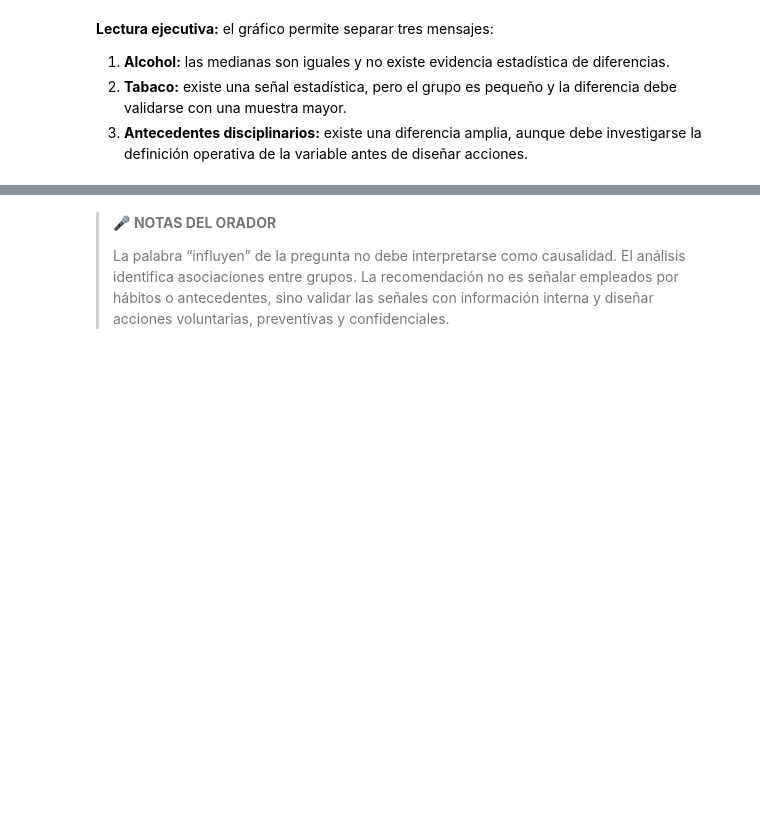
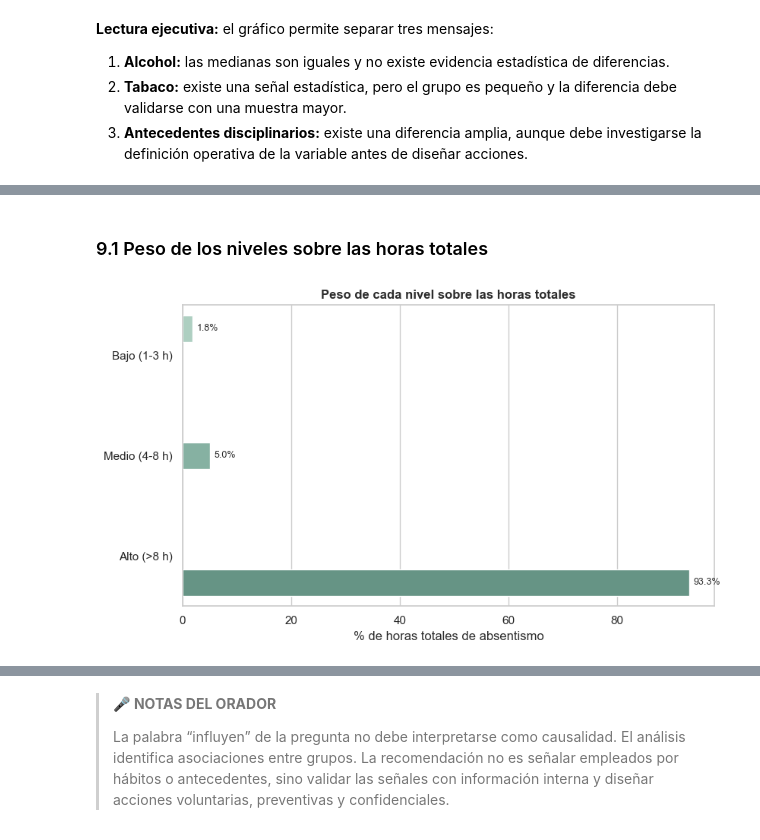
Before and after one commit to ITACADEMYprojectes/ProjecteData, a Jupyter notebook: Equip_31/Scripts/Notebooks/analisis_absentismo_Fede_08062026.ipynb, the cells around one changed output, grey strips where cells are left out. Cells and saved outputs as stored; diff of their text form; code cells hidden in the pictures; blank space fills up the shorter version.

```diff
--- a/Equip_31/Scripts/Notebooks/analisis_absentismo_Fede_08062026.ipynb
+++ b/Equip_31/Scripts/Notebooks/analisis_absentismo_Fede_08062026.ipynb
@@ -759,0 +834,28 @@ plt.show()
+# %% [markdown]
+### 9.1 Peso de los niveles sobre las horas totales
+# %%
+fig, ax = plt.subplots(figsize=(8.5, 5))
+fig.patch.set_alpha(0)
+ax.set_facecolor('none')
+
+datos_peso = resumen_niveles.reset_index()
+sns.barplot(
+    data=datos_peso,
+    y='nivel_absentismo',
+    x='pct_horas_totales',
+    hue='nivel_absentismo',
+    palette=[COLOR_VERDE_CLARO, COLOR_VERDE_PRINCIPAL, COLOR_VERDE_OSCURO],
+    legend=False,
+    ax=ax
+)
+ax.set_title('Peso de cada nivel sobre las horas totales', fontweight='bold')
+ax.set_xlabel('% de horas totales de absentismo')
+ax.set_ylabel('')
+for container in ax.containers:
+    ax.bar_label(container, fmt='%.1f%%', padding=4, fontsize=9)
+
+plt.tight_layout()
+plt.savefig('grafica4_peso_niveles.png', dpi=150, bbox_inches='tight')
+plt.show()
+# %% [output]
+[figure, added]
```
Also changed, not shown: parts of 20 cells of this notebook, 2 other files.
